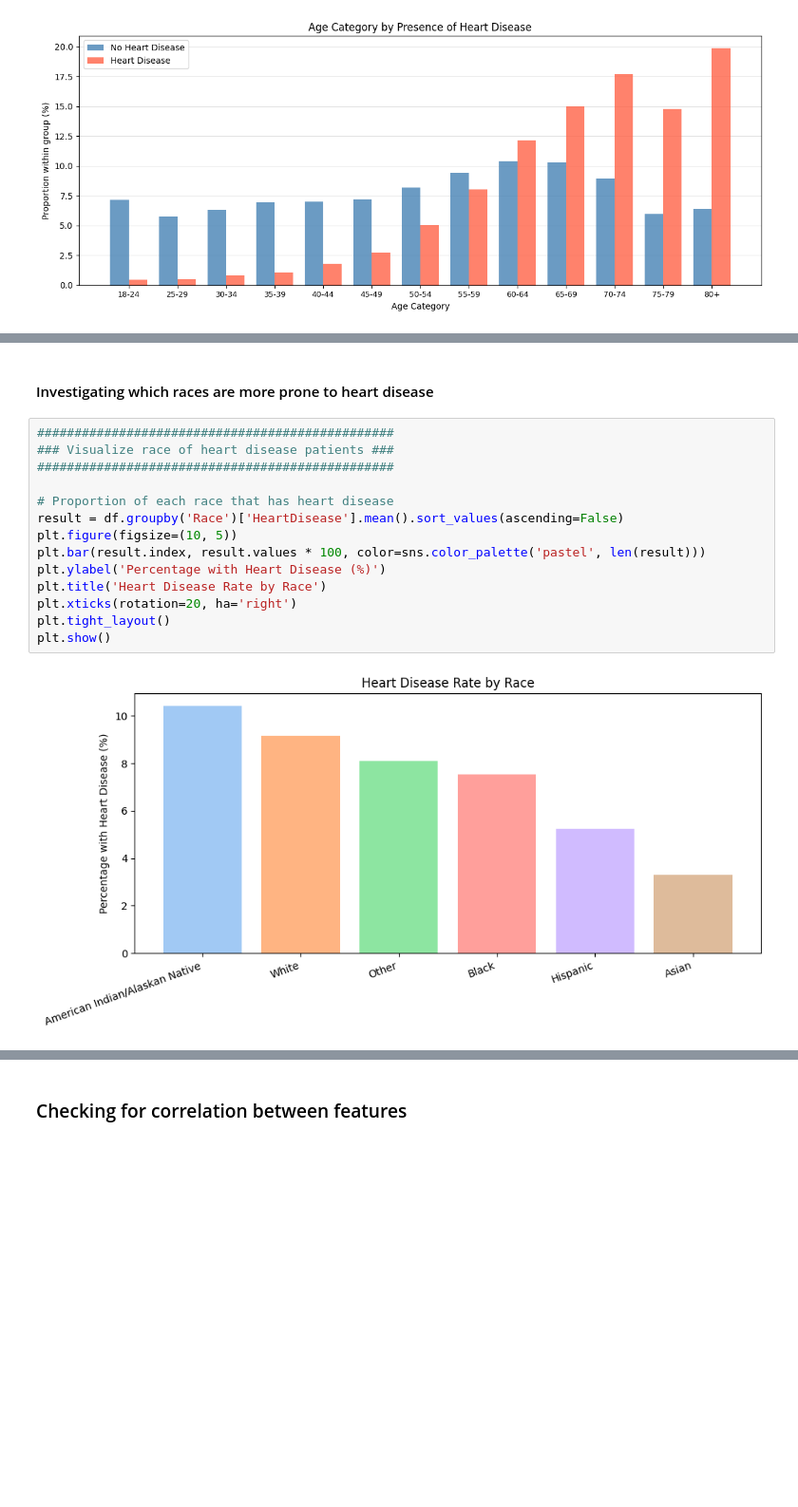
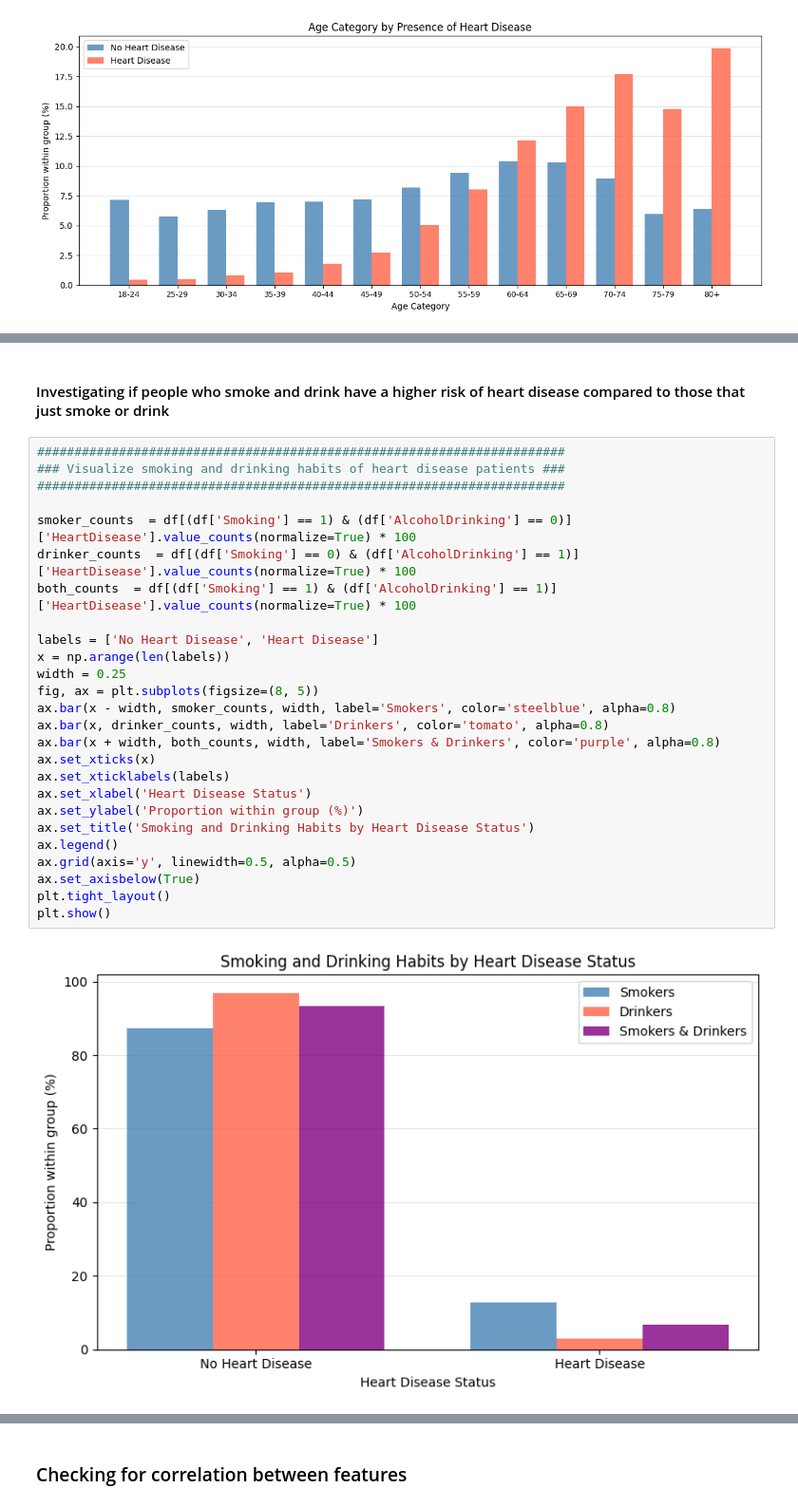
Before and after one commit to TeganHakim/heart-disease-prediction-analysis, a Jupyter notebook: experiment.ipynb, the cells around one changed output, grey strips where cells are left out. Shown at 95% size. Saved outputs shown, nothing was run; the diff lists cells and outputs as text; blank space fills up the shorter version.

```diff
--- a/experiment.ipynb
+++ b/experiment.ipynb
@@ -137,20 +143,32 @@ p-value: 0.0
 Since the p-value of the Chi-squared test is less than 0.05, we reject the null hypothesis and conclude that there is a statistically significant association between age category and heart disease. As seen in the grouped bar chart, the proportion of individuals with heart disease increases with age, suggesting that older age categories (specifically 60 and above) are more likely to have heart disease compared to younger age categories.
 # %% [markdown]
-#### Investigating which races are more prone to heart disease
+#### Investigating if people who smoke and drink have a higher risk of heart disease compared to those that just smoke or drink
 # %%
-################################################
-### Visualize race of heart disease patients ###
-################################################
+#######################################################################
+### Visualize smoking and drinking habits of heart disease patients ###
+#######################################################################
 
-# Proportion of each race that has heart disease
-result = df.groupby('Race')['HeartDisease'].mean().sort_values(ascending=False)
-plt.figure(figsize=(10, 5))
-plt.bar(result.index, result.values * 100, color=sns.color_palette('pastel', len(result)))
-plt.ylabel('Percentage with Heart Disease (%)')
-plt.title('Heart Disease Rate by Race')
-plt.xticks(rotation=20, ha='right')
+smoker_counts  = df[(df['Smoking'] == 1) & (df['AlcoholDrinking'] == 0)]['HeartDisease'].value_counts(normalize=True) * 100
+drinker_counts  = df[(df['Smoking'] == 0) & (df['AlcoholDrinking'] == 1)]['HeartDisease'].value_counts(normalize=True) * 100
+both_counts  = df[(df['Smoking'] == 1) & (df['AlcoholDrinking'] == 1)]['HeartDisease'].value_counts(normalize=True) * 100
+
+labels = ['No Heart Disease', 'Heart Disease']
+x = np.arange(len(labels))
+width = 0.25
+fig, ax = plt.subplots(figsize=(8, 5))
+ax.bar(x - width, smoker_counts, width, label='Smokers', color='steelblue', alpha=0.8)
+ax.bar(x, drinker_counts, width, label='Drinkers', color='tomato', alpha=0.8)
+ax.bar(x + width, both_counts, width, label='Smokers & Drinkers', color='purple', alpha=0.8)
+ax.set_xticks(x)
+ax.set_xticklabels(labels)
+ax.set_xlabel('Heart Disease Status')
+ax.set_ylabel('Proportion within group (%)')
+ax.set_title('Smoking and Drinking Habits by Heart Disease Status')
+ax.legend()
+ax.grid(axis='y', linewidth=0.5, alpha=0.5)
+ax.set_axisbelow(True)
 plt.tight_layout()
 plt.show()
 # %% [output]
-[figure, old version]
+[figure, new version]
 # %%
```
Also changed, not shown: parts of 8 cells of this notebook.
